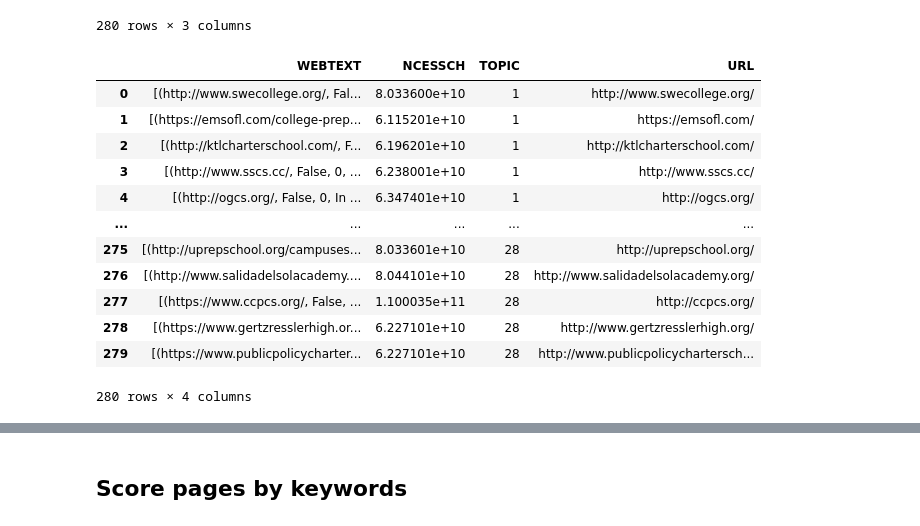
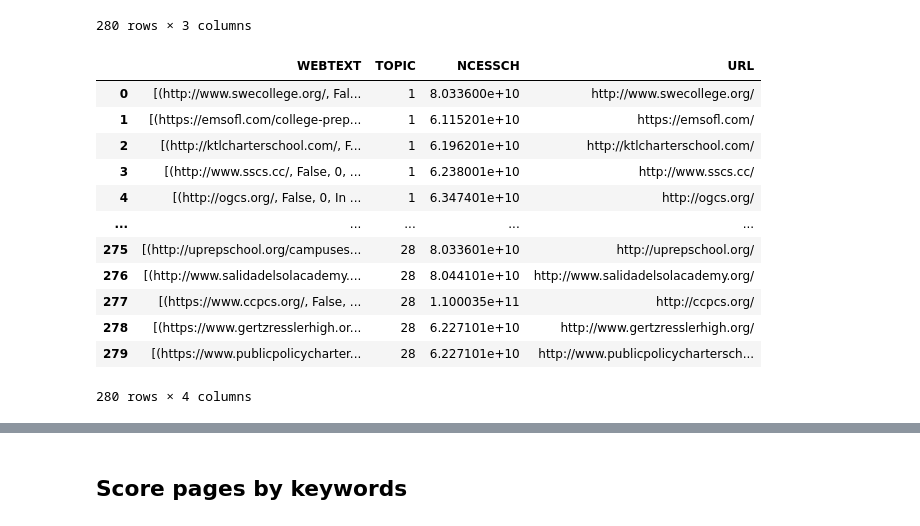
Before and after one commit to comp-strat/text_analysis, a Jupyter notebook: filter_top_pages/get_top_pages_by_topic.ipynb, the cells around one changed output, grey strips where cells are left out. Drawn from its saved outputs; the diff is of its cells as text; code cells hidden in the pictures.

```diff
--- a/filter_top_pages/get_top_pages_by_topic.ipynb
+++ b/filter_top_pages/get_top_pages_by_topic.ipynb
@@ -97,19 +198,20 @@ ex_urls_df
 280 rows × 3 columns
 # %%
 # Merge exemplary schools with their WEBTEXT from web-crawled charter school data
-ex_urls_df = pd.merge(df[["WEBTEXT", "NCESSCH"]], ex_urls_df, how = "right", on = "NCESSCH")
-ex_urls_df
+df = pd.merge(df[["WEBTEXT", "NCESSCH"]], ex_urls_df, how = "right", on = "NCESSCH")
+df = df[['WEBTEXT', 'TOPIC', 'NCESSCH', 'URL']]
+df
 # %% [output]
-|  | WEBTEXT | NCESSCH | TOPIC | URL |
-| 0 | [(http://www.swecollege.org/, Fal... | 8.033600e+10 | 1 | http://www.swecollege.org/ |
-| 1 | [(https://emsofl.com/college-prep... | 6.115201e+10 | 1 | https://emsofl.com/ |
-| 2 | [(http://ktlcharterschool.com/, F... | 6.196201e+10 | 1 | http://ktlcharterschool.com/ |
-| 3 | [(http://www.sscs.cc/, False, 0, ... | 6.238001e+10 | 1 | http://www.sscs.cc/ |
-| 4 | [(http://ogcs.org/, False, 0, In ... | 6.347401e+10 | 1 | http://ogcs.org/ |
+|  | WEBTEXT | TOPIC | NCESSCH | URL |
+| 0 | [(http://www.swecollege.org/, Fal... | 1 | 8.033600e+10 | http://www.swecollege.org/ |
+| 1 | [(https://emsofl.com/college-prep... | 1 | 6.115201e+10 | https://emsofl.com/ |
+| 2 | [(http://ktlcharterschool.com/, F... | 1 | 6.196201e+10 | http://ktlcharterschool.com/ |
+| 3 | [(http://www.sscs.cc/, False, 0, ... | 1 | 6.238001e+10 | http://www.sscs.cc/ |
+| 4 | [(http://ogcs.org/, False, 0, In ... | 1 | 6.347401e+10 | http://ogcs.org/ |
 | ... | ... | ... | ... | ... |
-| 275 | [(http://uprepschool.org/campuses... | 8.033601e+10 | 28 | http://uprepschool.org/ |
-| 276 | [(http://www.salidadelsolacademy.... | 8.044101e+10 | 28 | http://www.salidadelsolacademy.org/ |
-| 277 | [(https://www.ccpcs.org/, False, ... | 1.100035e+11 | 28 | http://ccpcs.org/ |
-| 278 | [(https://www.gertzresslerhigh.or... | 6.227101e+10 | 28 | http://www.gertzresslerhigh.org/ |
-| 279 | [(https://www.publicpolicycharter... | 6.227101e+10 | 28 | http://www.publicpolicychartersch... |
+| 275 | [(http://uprepschool.org/campuses... | 28 | 8.033601e+10 | http://uprepschool.org/ |
+| 276 | [(http://www.salidadelsolacademy.... | 28 | 8.044101e+10 | http://www.salidadelsolacademy.org/ |
+| 277 | [(https://www.ccpcs.org/, False, ... | 28 | 1.100035e+11 | http://ccpcs.org/ |
+| 278 | [(https://www.gertzresslerhigh.or... | 28 | 6.227101e+10 | http://www.gertzresslerhigh.org/ |
+| 279 | [(https://www.publicpolicycharter... | 28 | 6.227101e+10 | http://www.publicpolicychartersch... |
 280 rows × 4 columns
```
Also changed, not shown: parts of 18 cells of this notebook, 1 other file.
